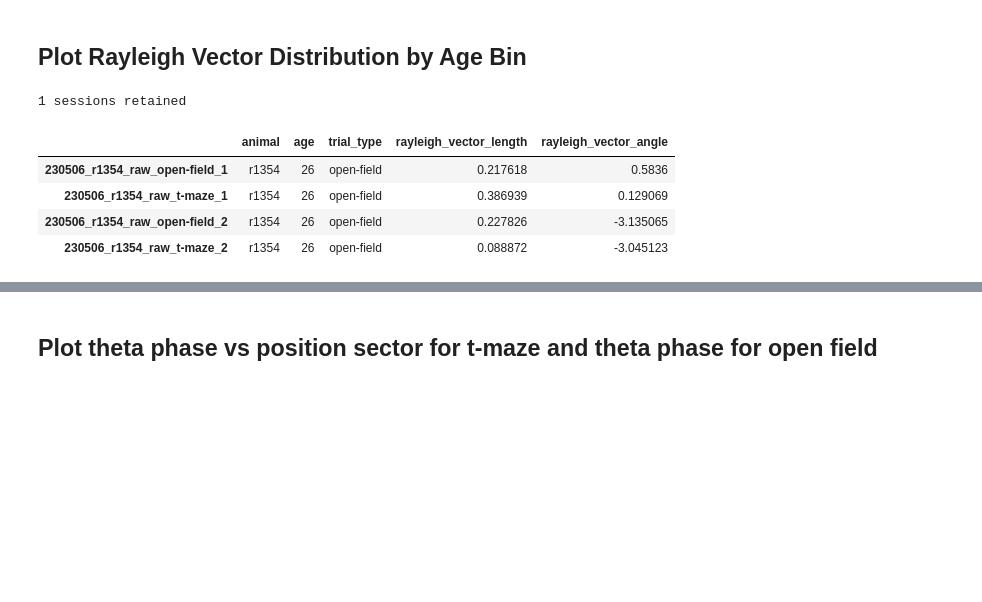
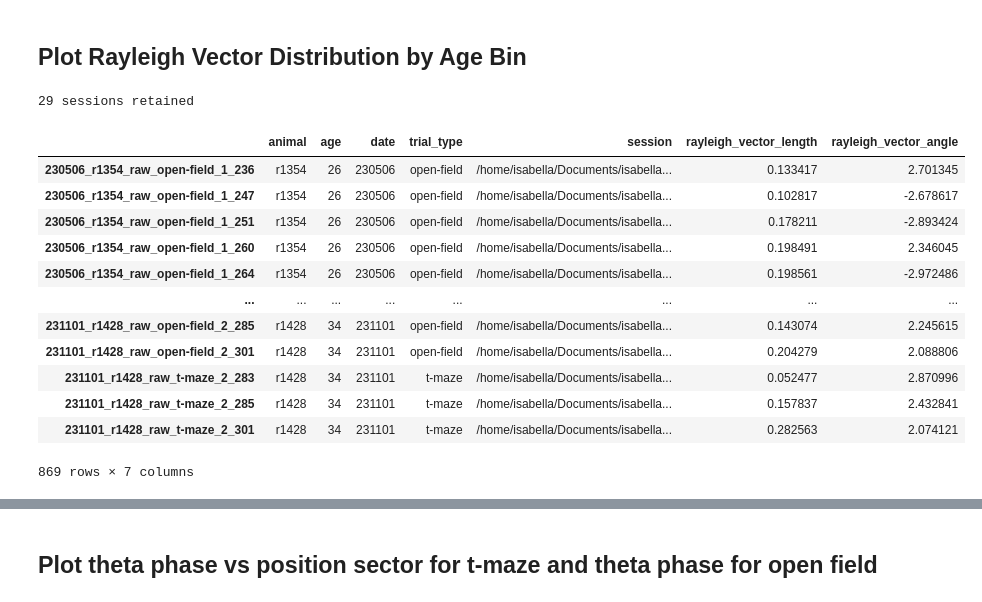
Before and after one commit to jakeswann1/SpElT, a Jupyter notebook: analysis/All Pyramidal Cells Analysis.ipynb, the cells around one changed output, grey strips where cells are left out. Drawn from its saved outputs; the diff is of its cells as text; code cells hidden in the pictures; blank space fills up the shorter version.

Commit message:
Calculating rayleigh vectors for each trial type

```diff
--- a/analysis/All Pyramidal Cells Analysis.ipynb
+++ b/analysis/All Pyramidal Cells Analysis.ipynb
@@ -214,58 +209,55 @@ df_all_cells = df_all_cells.dropna()
 print(f'{len(df_all_cells.index)} sessions retained')
 
 # Initialise dataframe for storing rayleigh vector info
-df_rayleigh = pd.DataFrame(data = None, index = None, columns = ['animal', 'age', 'trial_type', 'rayleigh_vector_length', 'rayleigh_vector_angle'])
+df_rayleigh = pd.DataFrame(data = None, index = None, columns = ['animal', 'age', 'date', 'trial_type', 'session', 'rayleigh_vector_length', 'rayleigh_vector_angle'])
 
 # Loop through all sessions
 for index, obj in df_all_cells['ephys_object'].items():
 
     # Get rayleigh vector info for each cluster
     rayleigh_info = obj.cluster_rayleigh
 
     # Get age and animal ID
-    age = obj.age
+    age = int(obj.age)
     animal = obj.animal
+    date = obj.date_short
+    session = obj.sorting_path
 
     # Loop through each trial
     for trial_iterator, trial in enumerate(obj.trial_list):
         # Get rayleigh vector info for each cluster
         rayleigh_info = obj.cluster_rayleigh[trial_iterator]
 
         # Loop through each cluster
         for cluster in rayleigh_info.keys():
             # Get rayleigh vector info for cluster
             vector_length = rayleigh_info[cluster][0]
             vector_angle = rayleigh_info[cluster][1]
 
             # Get trial type
-            if 't-maze' in i:
+            if 't-maze' in trial:
                 trial_type = 't-maze'
-            elif 'open-field' in i:
+            elif 'open-field' in trial:
                 trial_type = 'open-field'
             else:
                 trial_type = 'other'
 
             # Add to dataframe with trial name as index
-            df_rayleigh.loc[trial, :] = [animal, age, trial_type, vector_length, vector_angle]
+            df_rayleigh.loc[f'{trial}_{cluster}', :] = [animal, age, date, trial_type, session, vector_length, vector_angle]
 
 df_rayleigh
-
-# Plot rayleigh vector length and angle for each cluster, binned by age and trial type
-fig, ax = plt.subplots(3, 2, figsize = (12, 12))
-for i, age_bin in enumerate(age_bins):
-    for j, trial_type in enumerate(['t-maze', 'open-field']):
-        # Get data for age bin and trial type
-        data = df_rayleigh.loc[(df_rayleigh['age'] >= age_bin[0]) & (df_rayleigh['age'] <= age_bin[1]) & (df_rayleigh['trial_type'] == trial_type), :]
-
-        # Plot length and angle
-        ax[i, j].scatter(data['rayleigh_vector_length'], data['rayleigh_vector_angle'], s = 5)
-        ax[i, j].set_title(f'{trial_type}, {age_bin[0]}-{age_bin[1]} months')
-        ax[i, j].set_xlabel('Rayleigh vector length')
-        ax[i, j].set_ylabel('Rayleigh vector angle')
 # %% [output]
-1 sessions retained
+29 sessions retained
-|  | animal | age | trial_type | rayleigh_vector_length | rayleigh_vector_angle |
-| 230506_r1354_raw_open-field_1 | r1354 | 26 | open-field | 0.217618 | 0.5836 |
-| 230506_r1354_raw_t-maze_1 | r1354 | 26 | open-field | 0.386939 | 0.129069 |
-| 230506_r1354_raw_open-field_2 | r1354 | 26 | open-field | 0.227826 | -3.135065 |
-| 230506_r1354_raw_t-maze_2 | r1354 | 26 | open-field | 0.088872 | -3.045123 |
+|  | animal | age | date | trial_type | session | rayleigh_vector_length | rayleigh_vector_angle |
+| 230506_r1354_raw_open-field_1_236 | r1354 | 26 | 230506 | open-field | /home/isabella/Documents/isabella... | 0.133417 | 2.701345 |
+| 230506_r1354_raw_open-field_1_247 | r1354 | 26 | 230506 | open-field | /home/isabella/Documents/isabella... | 0.102817 | -2.678617 |
+| 230506_r1354_raw_open-field_1_251 | r1354 | 26 | 230506 | open-field | /home/isabella/Documents/isabella... | 0.178211 | -2.893424 |
+| 230506_r1354_raw_open-field_1_260 | r1354 | 26 | 230506 | open-field | /home/isabella/Documents/isabella... | 0.198491 | 2.346045 |
+| 230506_r1354_raw_open-field_1_264 | r1354 | 26 | 230506 | open-field | /home/isabella/Documents/isabella... | 0.198561 | -2.972486 |
+| ... | ... | ... | ... | ... | ... | ... | ... |
+| 231101_r1428_raw_open-field_2_285 | r1428 | 34 | 231101 | open-field | /home/isabella/Documents/isabella... | 0.143074 | 2.245615 |
+| 231101_r1428_raw_open-field_2_301 | r1428 | 34 | 231101 | open-field | /home/isabella/Documents/isabella... | 0.204279 | 2.088806 |
+| 231101_r1428_raw_t-maze_2_283 | r1428 | 34 | 231101 | t-maze | /home/isabella/Documents/isabella... | 0.052477 | 2.870996 |
+| 231101_r1428_raw_t-maze_2_285 | r1428 | 34 | 231101 | t-maze | /home/isabella/Documents/isabella... | 0.157837 | 2.432841 |
+| 231101_r1428_raw_t-maze_2_301 | r1428 | 34 | 231101 | t-maze | /home/isabella/Documents/isabella... | 0.282563 | 2.074121 |
+869 rows × 7 columns
```
Also changed, not shown: parts of 4 cells of this notebook, 1 other file.
